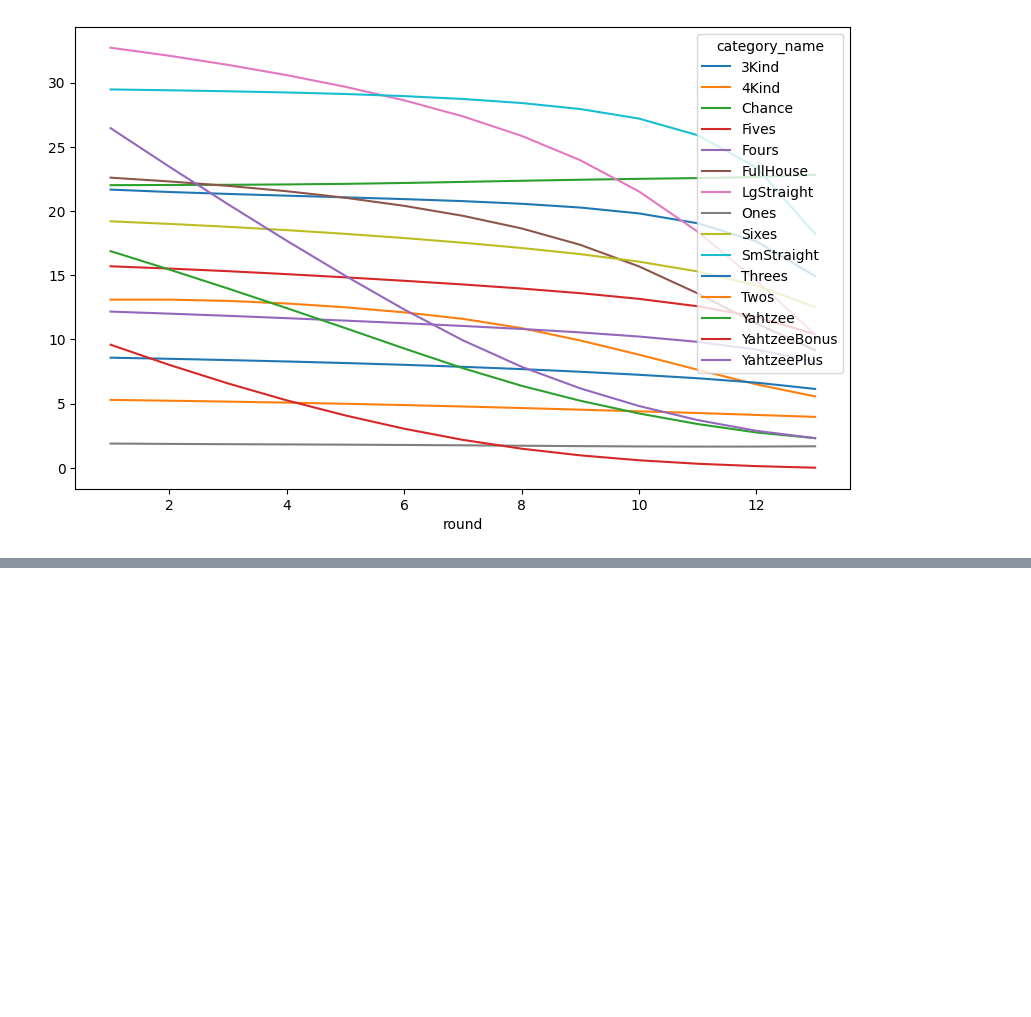
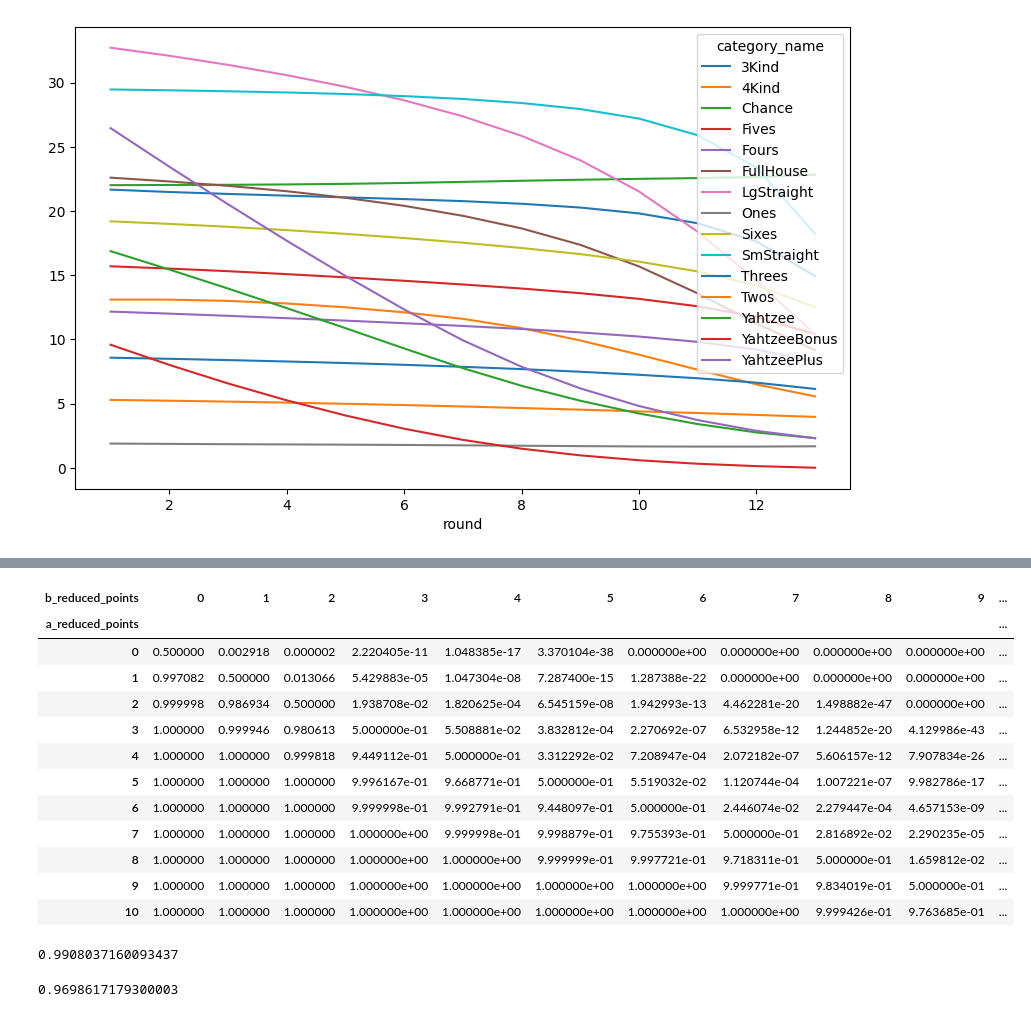
Before and after one commit to Ballpark-Figures/yahtzee, a Jupyter notebook: math/notebooks/state_explorer.ipynb, the cells around one changed output, grey strips where cells are left out. Saved outputs shown, nothing was run; the diff lists cells and outputs as text; code cells hidden in the pictures; blank space fills up the shorter version.

```diff
--- a/math/notebooks/state_explorer.ipynb
+++ b/math/notebooks/state_explorer.ipynb
@@ -2284,3 +2474,5 @@ ev_with_yahtzee_bonus.plot(figsize=(10, 6))
 plt.show()
 # %% [output]
 [figure]
+# %%
+df = load_reduced_point_df()
@@ -2286,0 +2499,25 @@ plt.show()
+# %%
+df2 = reduced_point_matchup_table(df, 10)
+df2
+# %% [output]
+| b_reduced_points | 0 | 1 | 2 | 3 | 4 | 5 | 6 | 7 | 8 | 9 | ... |
+| a_reduced_points |  |  |  |  |  |  |  |  |  |  | ... |
+| 0 | 0.500000 | 0.002918 | 0.000002 | 2.220405e-11 | 1.048385e-17 | 3.370104e-38 | 0.000000e+00 | 0.000000e+00 | 0.000000e+00 | 0.000000e+00 | ... |
+| 1 | 0.997082 | 0.500000 | 0.013066 | 5.429883e-05 | 1.047304e-08 | 7.287400e-15 | 1.287388e-22 | 0.000000e+00 | 0.000000e+00 | 0.000000e+00 | ... |
+| 2 | 0.999998 | 0.986934 | 0.500000 | 1.938708e-02 | 1.820625e-04 | 6.545159e-08 | 1.942993e-13 | 4.462281e-20 | 1.498882e-47 | 0.000000e+00 | ... |
+| 3 | 1.000000 | 0.999946 | 0.980613 | 5.000000e-01 | 5.508881e-02 | 3.832812e-04 | 2.270692e-07 | 6.532958e-12 | 1.244852e-20 | 4.129986e-43 | ... |
+| 4 | 1.000000 | 1.000000 | 0.999818 | 9.449112e-01 | 5.000000e-01 | 3.312292e-02 | 7.208947e-04 | 2.072182e-07 | 5.606157e-12 | 7.907834e-26 | ... |
+| 5 | 1.000000 | 1.000000 | 1.000000 | 9.996167e-01 | 9.668771e-01 | 5.000000e-01 | 5.519032e-02 | 1.120744e-04 | 1.007221e-07 | 9.982786e-17 | ... |
+| 6 | 1.000000 | 1.000000 | 1.000000 | 9.999998e-01 | 9.992791e-01 | 9.448097e-01 | 5.000000e-01 | 2.446074e-02 | 2.279447e-04 | 4.657153e-09 | ... |
+| 7 | 1.000000 | 1.000000 | 1.000000 | 1.000000e+00 | 9.999998e-01 | 9.998879e-01 | 9.755393e-01 | 5.000000e-01 | 2.816892e-02 | 2.290235e-05 | ... |
+| 8 | 1.000000 | 1.000000 | 1.000000 | 1.000000e+00 | 1.000000e+00 | 9.999999e-01 | 9.997721e-01 | 9.718311e-01 | 5.000000e-01 | 1.659812e-02 | ... |
+| 9 | 1.000000 | 1.000000 | 1.000000 | 1.000000e+00 | 1.000000e+00 | 1.000000e+00 | 1.000000e+00 | 9.999771e-01 | 9.834019e-01 | 5.000000e-01 | ... |
+| 10 | 1.000000 | 1.000000 | 1.000000 | 1.000000e+00 | 1.000000e+00 | 1.000000e+00 | 1.000000e+00 | 1.000000e+00 | 9.999426e-01 | 9.763685e-01 | ... |
+# %%
+win_prob_given_more_reduced_points(df)
+# %% [output]
+0.9908037160093437
+# %%
+win_prob_given_reduced_point_diff(df, 1)
+# %% [output]
+0.9698617179300003
```
Also changed, not shown: parts of 2 cells of this notebook, 1 other file.
